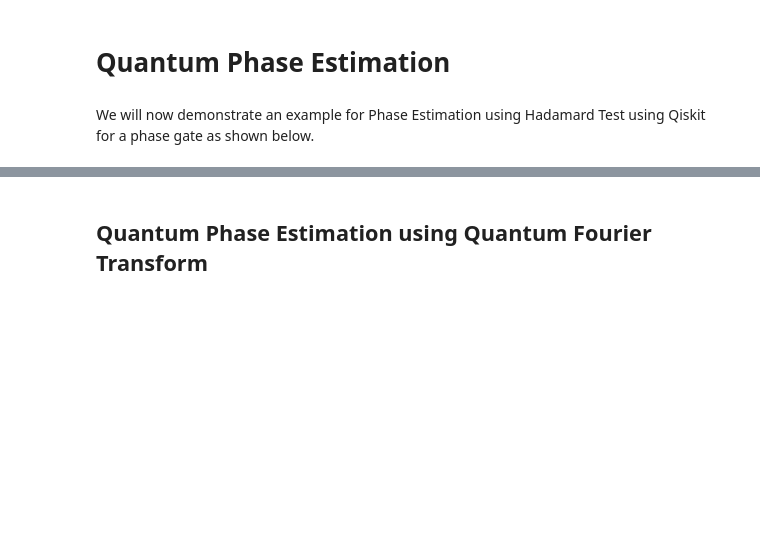
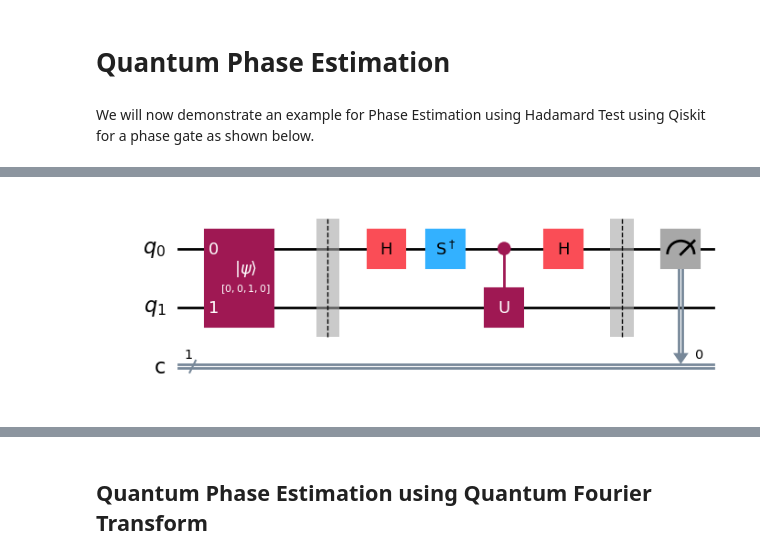
Before and after one commit to Nihar-Shah2001/Quantum_Computing_Notes, a Jupyter notebook: Notes/codes/15. QPE.ipynb, the cells around one changed output, grey strips where cells are left out. Cells and saved outputs as stored; diff of their text form; code cells hidden in the pictures; blank space fills up the shorter version.

```diff
--- a/Notes/codes/15. QPE.ipynb
+++ b/Notes/codes/15. QPE.ipynb
@@ -89,0 +136,4 @@ theta =  0.4373921507388174
+# %%
+qc_im.draw(output='mpl')
+# %% [output]
+[figure, added]
```
Also changed, not shown: parts of 72 cells of this notebook, 10 other files.
